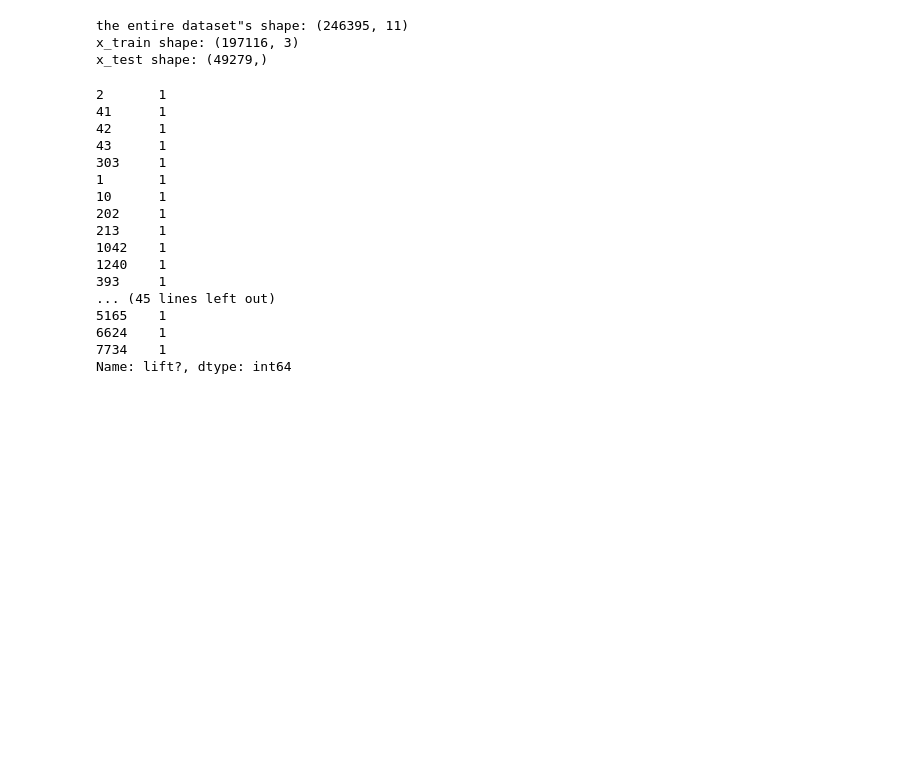
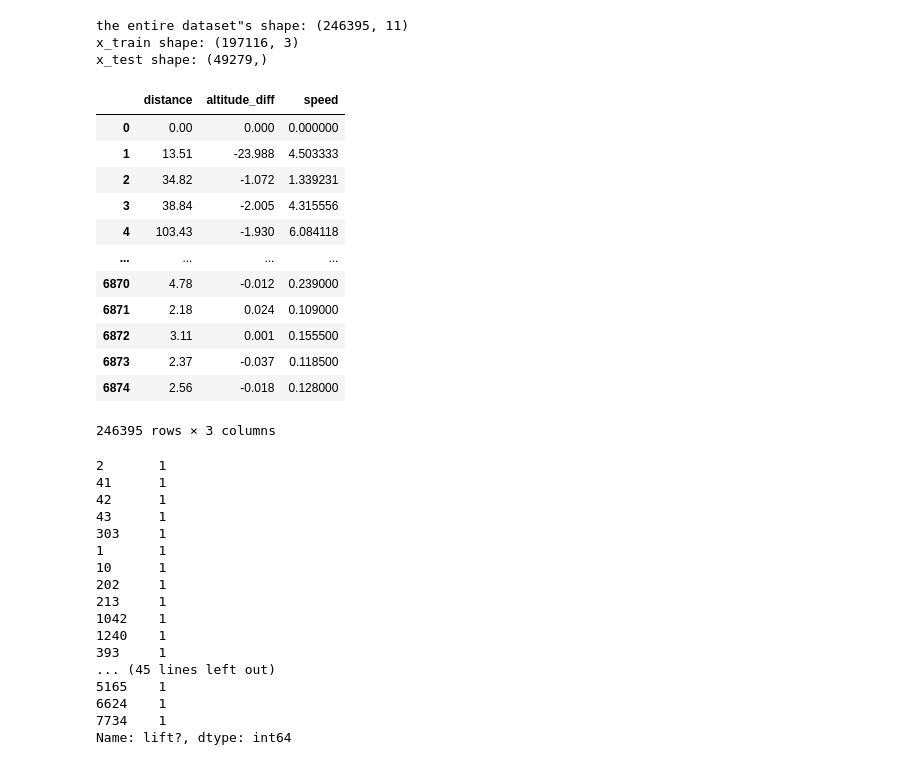
Before and after one commit to nimakarimi97/my-thesis-MSc, a Jupyter notebook: project/implement_ML_multiple_files.ipynb, the cells around one changed output. Cells and saved outputs as stored; diff of their text form; code cells hidden in the pictures; blank space fills up the shorter version.

```diff
--- a/project/implement_ML_multiple_files.ipynb
+++ b/project/implement_ML_multiple_files.ipynb
@@ -51,6 +52,22 @@ print("x_test shape:", y_test.shape)
 the entire dataset"s shape: (246395, 11)
 x_train shape: (197116, 3)
 x_test shape: (49279,)
+# %%
+X
+# %% [output]
+|  | distance | altitude_diff | speed |
+| 0 | 0.00 | 0.000 | 0.000000 |
+| 1 | 13.51 | -23.988 | 4.503333 |
+| 2 | 34.82 | -1.072 | 1.339231 |
+| 3 | 38.84 | -2.005 | 4.315556 |
+| 4 | 103.43 | -1.930 | 6.084118 |
+| ... | ... | ... | ... |
+| 6870 | 4.78 | -0.012 | 0.239000 |
+| 6871 | 2.18 | 0.024 | 0.109000 |
+| 6872 | 3.11 | 0.001 | 0.155500 |
+| 6873 | 2.37 | -0.037 | 0.118500 |
+| 6874 | 2.56 | -0.018 | 0.128000 |
+246395 rows × 3 columns
 # %%
 y = combined_data[target]
 y[y == 1]
```
Also changed, not shown: parts of 4 cells of this notebook, 8 other files.
